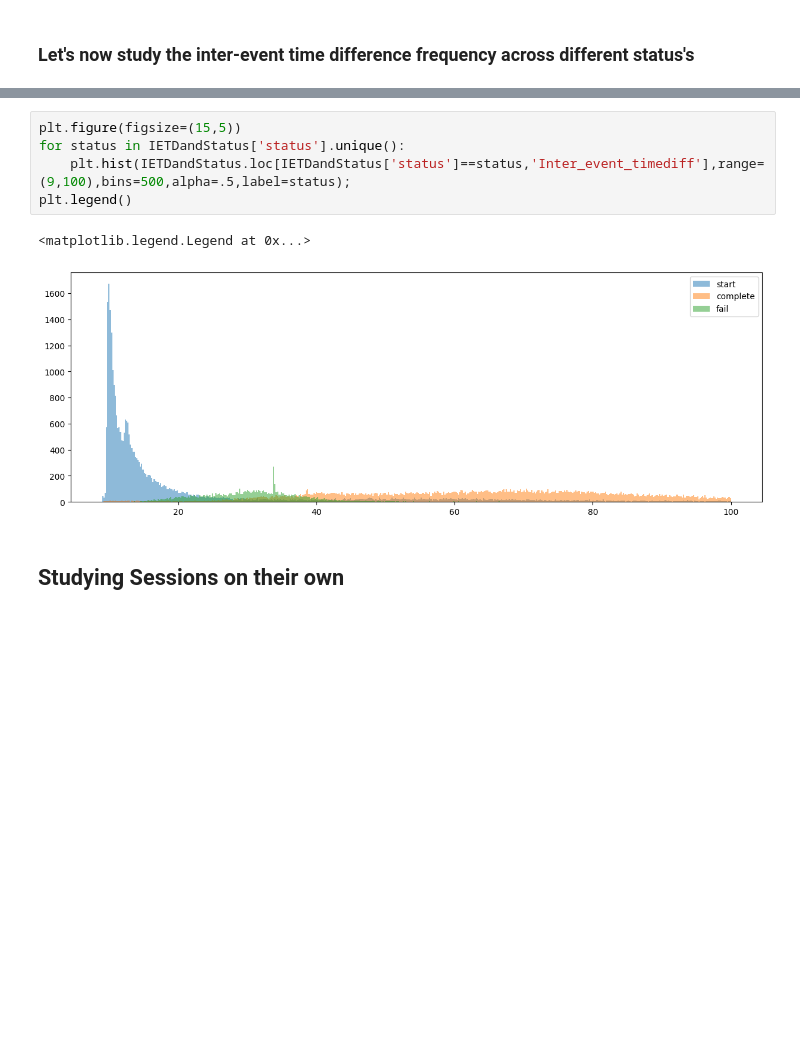
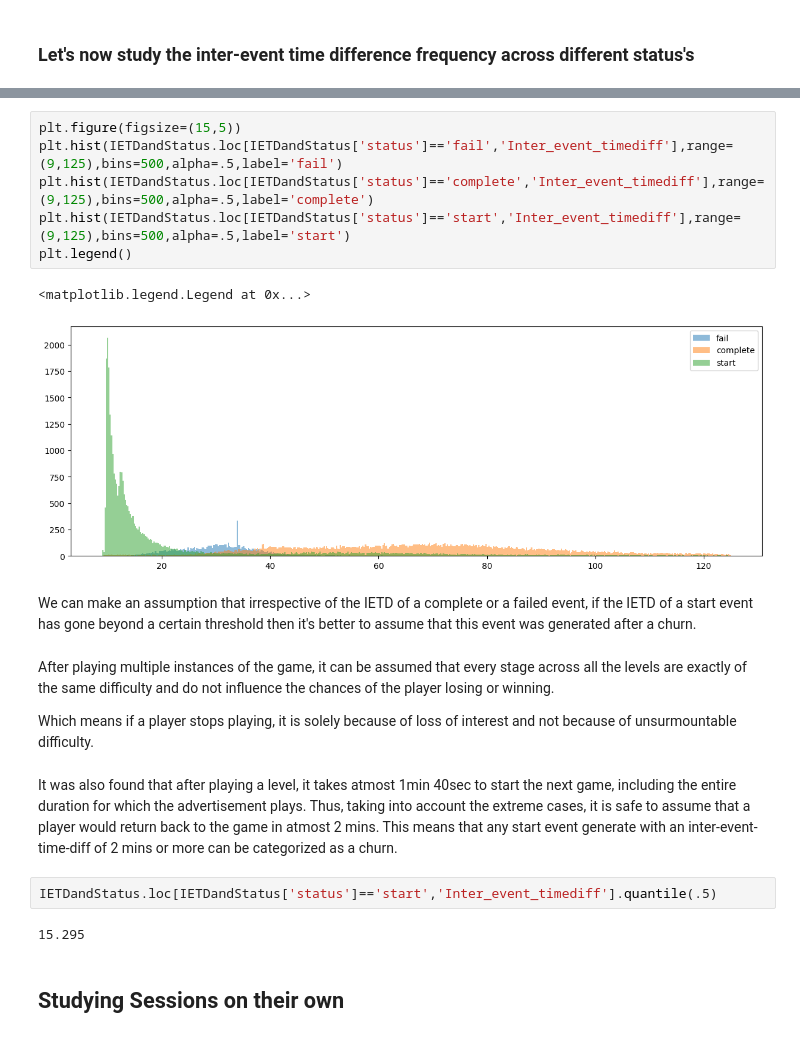
Before and after one commit to denis-james/Game-Data-Churn-Analysis, a Jupyter notebook: Analysis.ipynb, the cells around one changed output, grey strips where cells are left out. Drawn from its saved outputs; the diff is of its cells as text; blank space fills up the shorter version.

Commit message:
Churn Finally Defined

```diff
--- a/Analysis.ipynb
+++ b/Analysis.ipynb
@@ -251,12 +270,25 @@ IETDandStatus
 83282 rows × 2 columns
 # %%
 plt.figure(figsize=(15,5))
-for status in IETDandStatus['status'].unique():
-    plt.hist(IETDandStatus.loc[IETDandStatus['status']==status,'Inter_event_timediff'],range=(9,100),bins=500,alpha=.5,label=status);
+plt.hist(IETDandStatus.loc[IETDandStatus['status']=='fail','Inter_event_timediff'],range=(9,125),bins=500,alpha=.5,label='fail')
+plt.hist(IETDandStatus.loc[IETDandStatus['status']=='complete','Inter_event_timediff'],range=(9,125),bins=500,alpha=.5,label='complete')
+plt.hist(IETDandStatus.loc[IETDandStatus['status']=='start','Inter_event_timediff'],range=(9,125),bins=500,alpha=.5,label='start')
 plt.legend()
 # %% [output]
 <matplotlib.legend.Legend at 0x...>
-[figure, old version]
+[figure, new version]
+# %% [markdown]
+We can make an assumption that irrespective of the IETD of a complete or a failed event, if the IETD of a start event has gone beyond a certain threshold then it's better to assume that this event was generated after a churn.
+# %% [markdown]
+After playing multiple instances of the game, it can be assumed that every stage across all the levels are exactly of the same difficulty and do not influence the chances of the player losing or winning.
+
+Which means if a player stops playing, it is solely because of loss of interest and not because of unsurmountable difficulty.
+# %% [markdown]
+It was also found that after playing a level, it takes atmost 1min 40sec to start the next game, including the entire duration for which the advertisement plays. Thus, taking into account the extreme cases, it is safe to assume that a player would return back to the game in atmost 2 mins. This means that any start event generate with an inter-event-time-diff of 2 mins or more can be categorized as a churn.
+# %%
+IETDandStatus.loc[IETDandStatus['status']=='start','Inter_event_timediff'].quantile(.5)
+# %% [output]
+15.295
 # %% [markdown]
 ## Studying Sessions on their own
 # %% [markdown]
```
Also changed, not shown: parts of 11 cells of this notebook.
